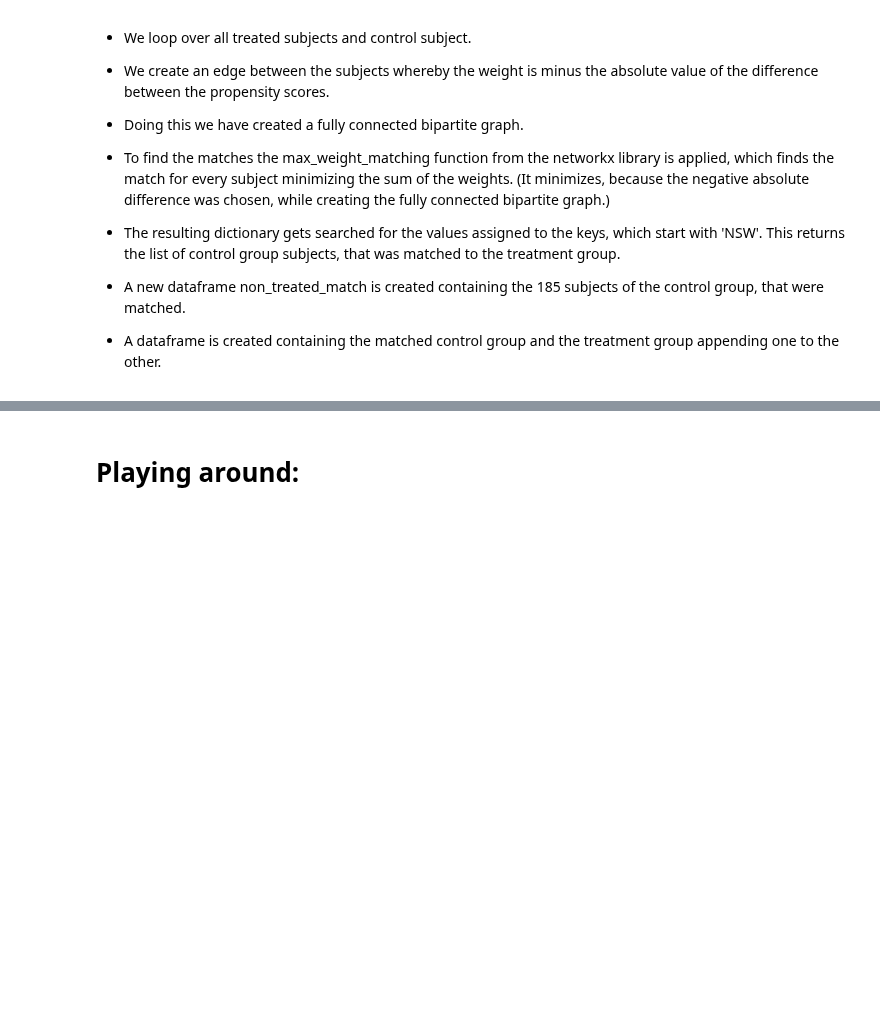
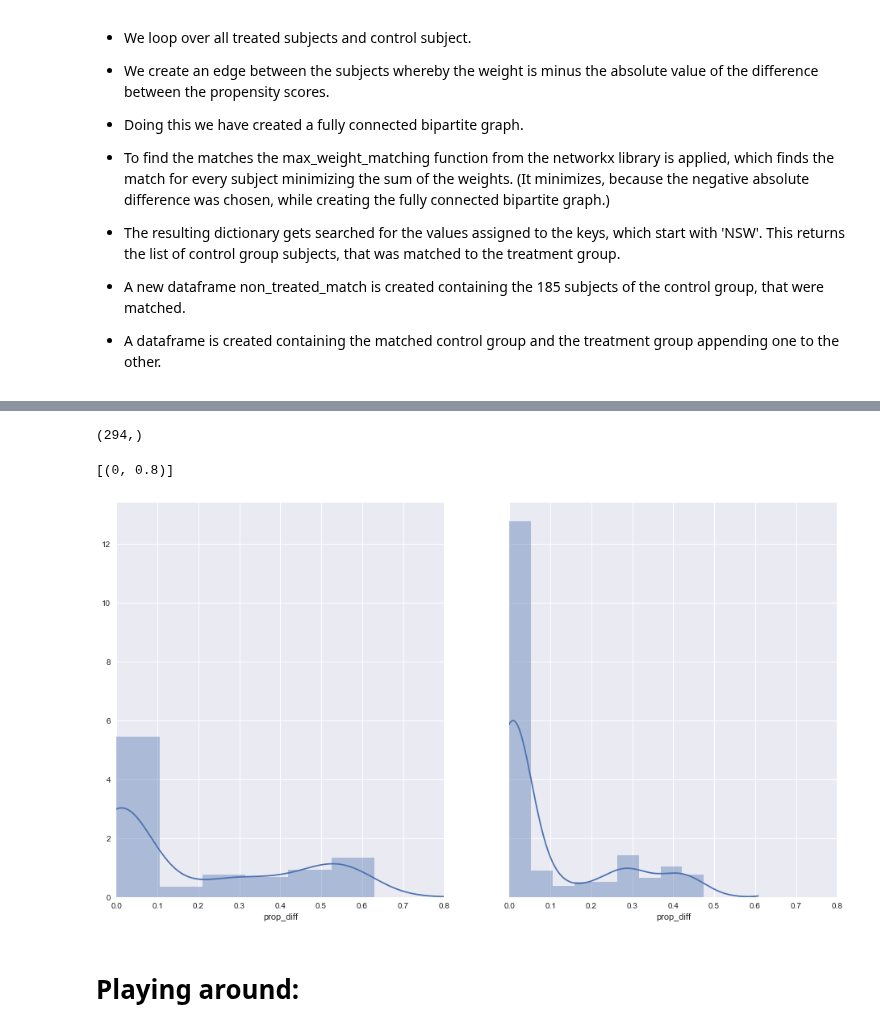
Before and after one commit to roman-bachmann/prayingmantissa, a Jupyter notebook: homework04/notebook.ipynb, the cells around one changed output, grey strips where cells are left out. Saved outputs shown, nothing was run; the diff lists cells and outputs as text; code cells hidden in the pictures; blank space fills up the shorter version.

```diff
--- a/homework04/notebook.ipynb
+++ b/homework04/notebook.ipynb
@@ -249,0 +202,10 @@ sns.distplot(df.Prop_Diff[df.Prop_Diff <= 0.5], norm_hist=True, kde=True)
+# %%
+matched_experiment = matched_experiment.reset_index()
+matched_experiment['matched'] = matched_experiment['id'].map(match)
+matched_experiment = matched_experiment.set_index('id')
+
+matched_experiment['matched_prop'] = matched_experiment.loc[matched_experiment.matched].propensity.values
+
+matched_experiment['prop_diff'] = np.abs(matched_experiment.propensity-matched_experiment.matched_prop)
+
+matched_experiment.head()
@@ -249,0 +220,13 @@ sns.distplot(df.Prop_Diff[df.Prop_Diff <= 0.5], norm_hist=True, kde=True)
+# %%
+matched_experiment.prop_diff[matched_experiment.prop_diff <= 0.5].shape
+# %% [output]
+(294,)
+# %%
+fig, axs = plt.subplots(1, 2, figsize=(16, 9), sharey= True, sharex= True)
+
+sns.distplot(matched_experiment.prop_diff, ax=axs[0],norm_hist=True, kde=True)
+
+sns.distplot(matched_experiment.prop_diff[matched_experiment.prop_diff <= 0.5], ax=axs[1],norm_hist=True, kde=True).set(xlim=(0, 0.8))
+# %% [output]
+[(0, 0.8)]
+[figure, added]
```
Also changed, not shown: parts of 18 cells of this notebook.
